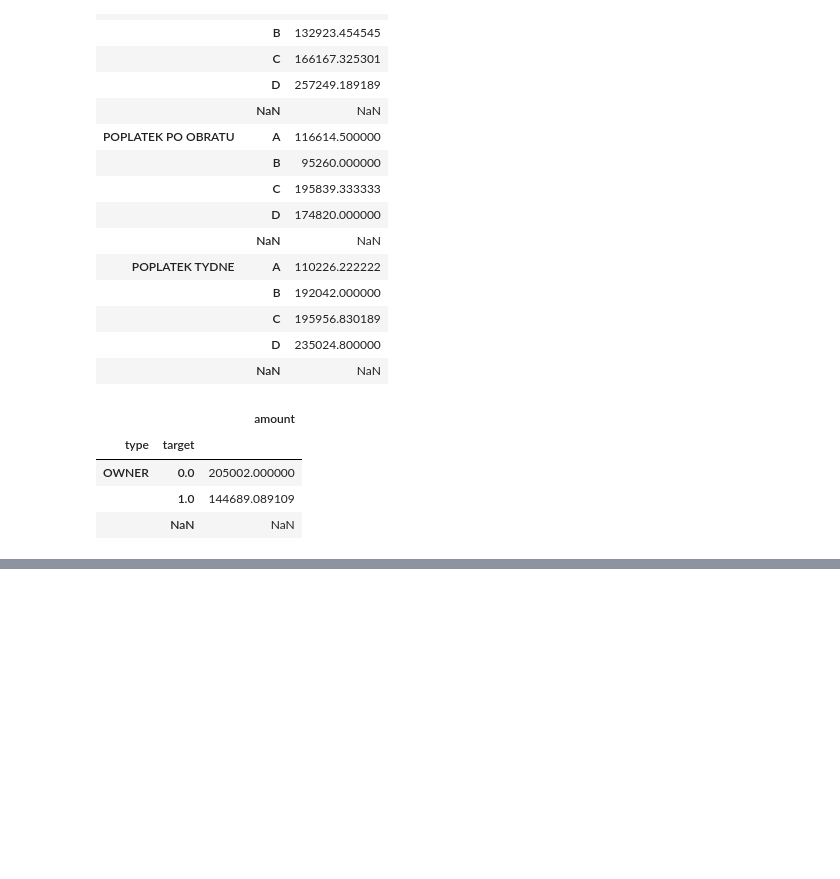
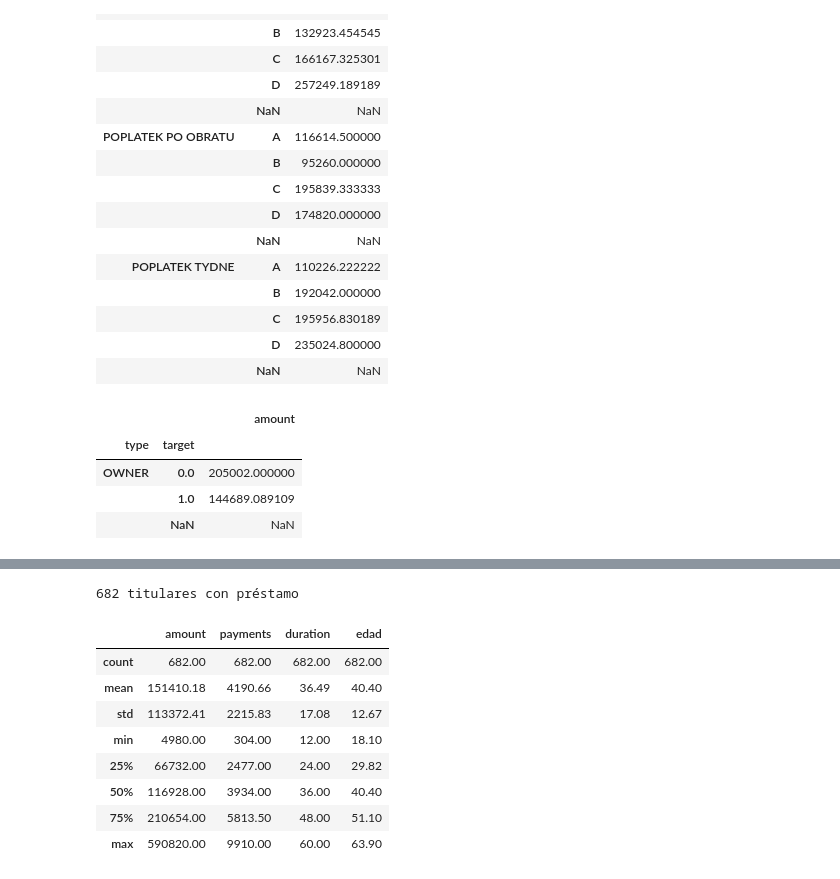
Before and after one commit to romanlopezroger-web/PRACTICA_1-MODULO-3, a Jupyter notebook: AED2_BERKA.ipynb, the cells around one changed output, grey strips where cells are left out. Cells and saved outputs as stored; diff of their text form; code cells hidden in the pictures; blank space fills up the shorter version.

```diff
--- a/AED2_BERKA.ipynb
+++ b/AED2_BERKA.ipynb
@@ -247,0 +256,41 @@ df_berka.groupby(['type','target'], dropna=False).agg({'amount':'mean'})
+# %%
+# Preparación de las variables para el análisis bivariado
+from pathlib import Path
+from scipy import stats
+
+sns.set_theme(style='whitegrid')
+FIG = Path('figuras_aed')
+FIG.mkdir(exist_ok=True)
+FECHA_REF = pd.Timestamp('1998-12-31')      # último día con datos en la base Berka
+
+# Población con variable respuesta definida (titulares con préstamo)
+prest = df_berka.dropna(subset=['target']).copy()
+prest['target'] = prest['target'].astype(int)
+
+# edad al 31-12-1998 desde birth_number (AAMMDD; en las mujeres el mes lleva +50)
+bn = prest['birth_number'].astype(str).str.zfill(6)
+mes_codigo = bn.str[2:4].astype(int)
+mes_real = mes_codigo.where(mes_codigo <= 50, mes_codigo - 50)
+fecha_nac = pd.to_datetime(pd.DataFrame({'year': 1900 + bn.str[0:2].astype(int),
+                                         'month': mes_real,
+                                         'day': bn.str[4:6].astype(int)}))
+prest['edad'] = ((FECHA_REF - fecha_nac).dt.days / 365.25).round(1)
+
+# Etiquetas legibles
+prest['clase'] = prest['target'].map({1: 'Bueno (1)', 0: 'Malo (0)'})
+prest['frecuencia'] = prest['frequency'].map({'POPLATEK MESICNE': 'mensual',
+                                              'POPLATEK TYDNE': 'semanal',
+                                              'POPLATEK PO OBRATU': 'por transacción'})
+print(len(prest), 'titulares con préstamo')
+prest[['amount', 'payments', 'duration', 'edad']].describe().round(2)
+# %% [output]
+682 titulares con préstamo
+|  | amount | payments | duration | edad |
+| count | 682.00 | 682.00 | 682.00 | 682.00 |
+| mean | 151410.18 | 4190.66 | 36.49 | 40.40 |
+| std | 113372.41 | 2215.83 | 17.08 | 12.67 |
+| min | 4980.00 | 304.00 | 12.00 | 18.10 |
+| 25% | 66732.00 | 2477.00 | 24.00 | 29.82 |
+| 50% | 116928.00 | 3934.00 | 36.00 | 40.40 |
+| 75% | 210654.00 | 5813.50 | 48.00 | 51.10 |
+| max | 590820.00 | 9910.00 | 60.00 | 63.90 |
```
Also changed, not shown: parts of 5 cells of this notebook, 3 other files.
